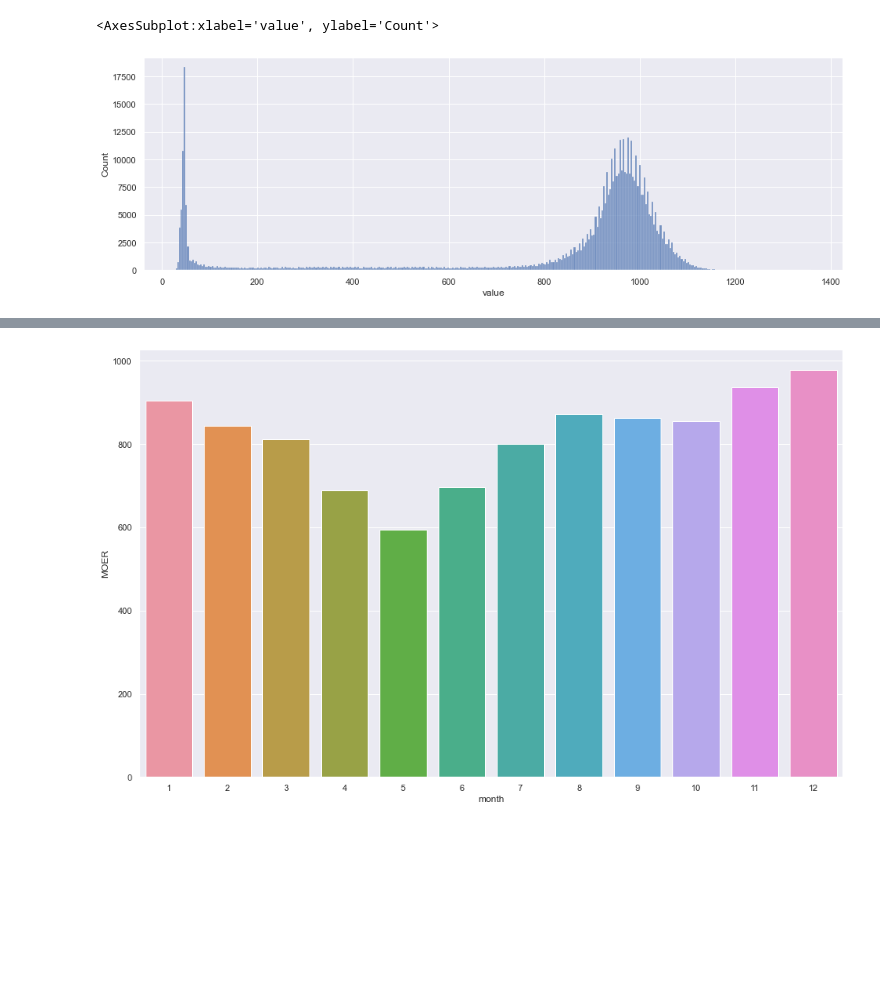
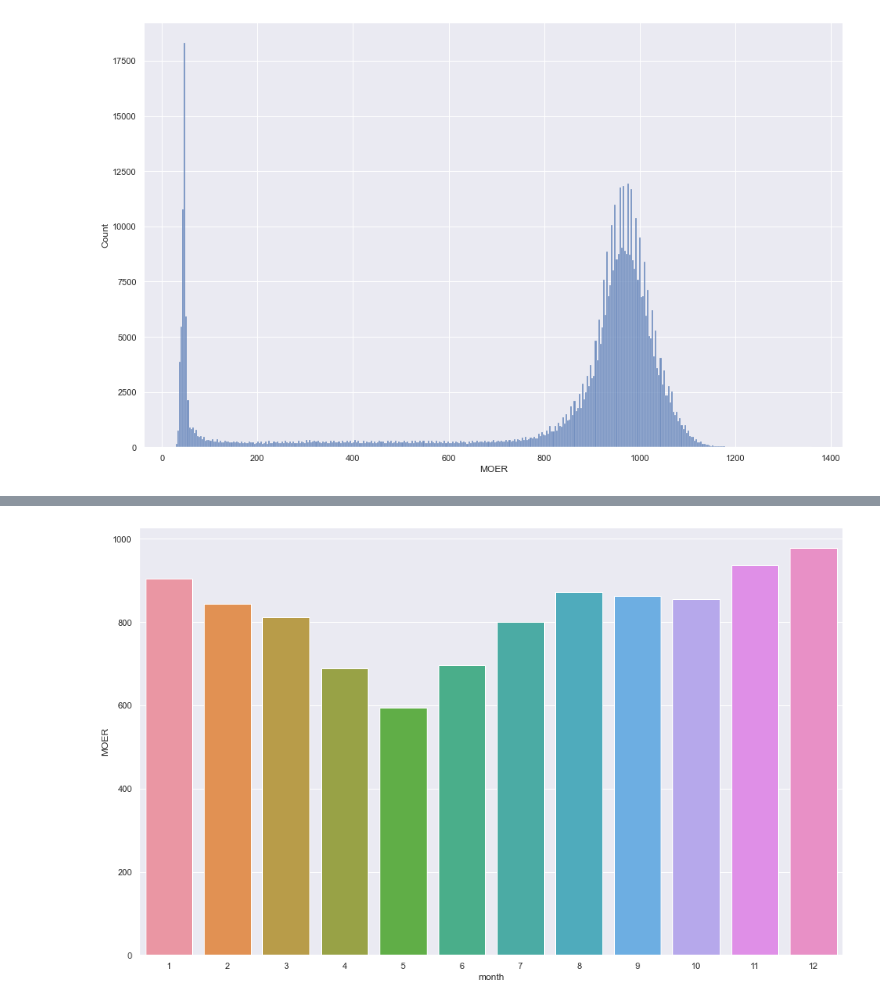
Before and after one commit to utkarshapets/load-shift-emissions, a Jupyter notebook: Wattime EDA.ipynb, the cells around one changed output, grey strips where cells are left out. Cells and saved outputs as stored; diff of their text form; code cells hidden in the pictures; blank space fills up the shorter version.

```diff
--- a/Wattime EDA.ipynb
+++ b/Wattime EDA.ipynb
@@ -25,12 +26,15 @@ import os
 # %%
 df = pd.read_csv("wattime_data.csv")
 df["date"] = [datetime.fromisoformat(s[:-1]) for s in df["point_time"]]
+df["date"] = [timestamp.tz_localize("America/Los_Angeles", ambiguous=0, nonexistent="shift_forward") for timestamp in df["date"]]
+df["time"] = pd.DatetimeIndex(df['date']).time
+df["year"] = [d.year for d in df["date"]]
 df["month"] = [d.month for d in df["date"]]
+df["day_of_month"] = pd.DatetimeIndex(df['date']).day
 df["day_of_week"] = [datetime.weekday(d) for d in df["date"]]
-df["day_of_month"] = pd.DatetimeIndex(df['date']).day
-df["time"] = pd.DatetimeIndex(df['date']).time
+df["day_of_week"] = df["day_of_week"].replace({0 : "Mon", 1 : "Tue", 2 : "Wed", 3 : "Thurs", 4 : "Fri", 5 : "Sat", 6 : "Sun"})
+df["hour"] = [d.hour for d in df["time"]]
 df["minute"] = [d.hour * 60 + d.minute for d in df["time"]]
-df["hour"] = [d.hour for d in df["time"]]
 df = df.drop("Unnamed: 0", axis=1)
 df = df.drop("point_time", axis=1)
 df = df.rename(columns = {"value" : "MOER"})
@@ -92,6 +104,5 @@ df.sort_values(by="MOER").head(20)
 # %%
-sns.set(rc={'figure.figsize':(16, 5)});
+sns.set(rc={'figure.figsize':(16, 10)});
 sns.histplot(data=df, x="MOER");
 # %% [output]
-<AxesSubplot:xlabel='value', ylabel='Count'>
-[figure, old version]
+[figure, new version]
```
Also changed, not shown: parts of 32 cells of this notebook.
